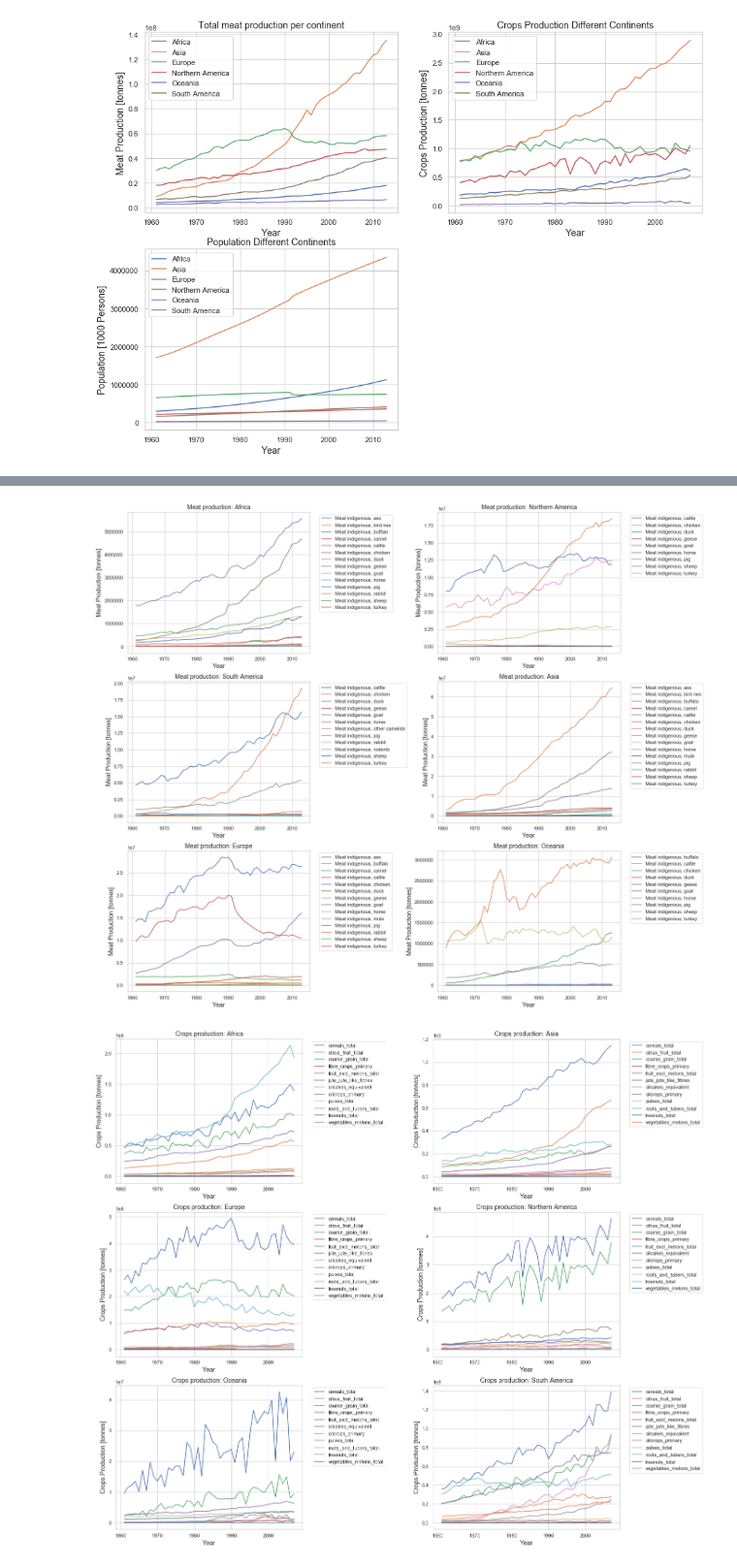
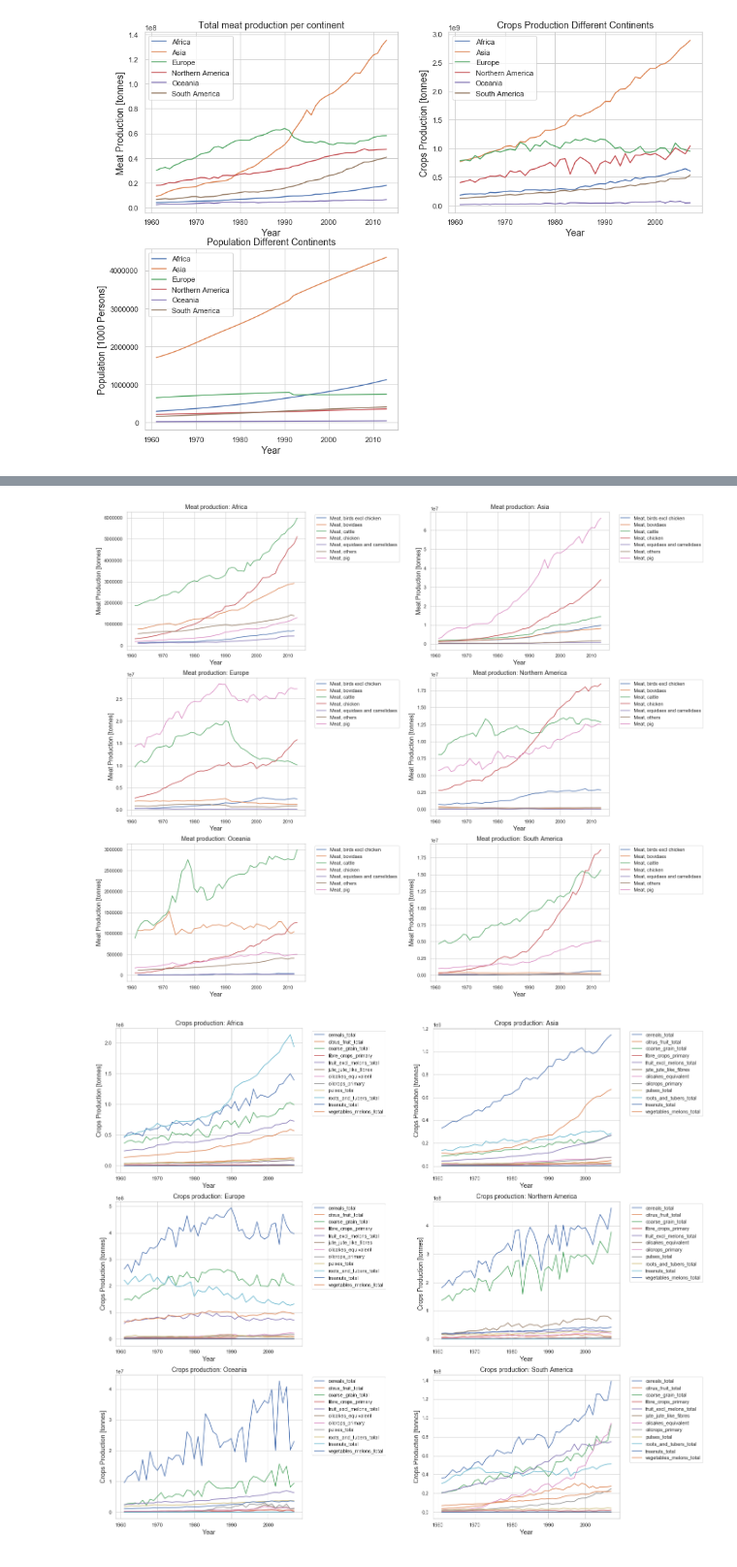
Before and after one commit to theodorhusefest/ADA-2019-project1-sovellettu-tiedon-analysoint, a Jupyter notebook: milestone_3.ipynb, the cells around one changed output, grey strips where cells are left out. Shown at 97% size. Saved outputs shown, nothing was run; the diff lists cells and outputs as text; code cells hidden in the pictures.

```diff
--- a/milestone_3.ipynb
+++ b/milestone_3.ipynb
@@ -24,7 +24,7 @@ We will follow these steps:
 # %%
 # Load data
 data_path = 'data/pickles/'
-meat_cont = pd.read_pickle(data_path + 'meat_continents.pkl')
+meat_cont = pd.read_pickle(data_path + 'meat_categorized.pkl')
 crops_cont = pd.read_pickle(data_path + 'crops_continents.pkl')
 pop_cont = pd.read_pickle(data_path + 'pop_continents.pkl')
 # %%
@@ -128,19 +126,18 @@ Text(0.5, 1.0, 'Mean yearly (%) increase of different crops')
 # %%
 # WIP how to get colors to be consistent?
-no_total = meat_indigenous.drop(meat_indigenous[(meat_indigenous['Item'] == 'Meat indigenous, total')
-                                               |(meat_indigenous['Item'] == 'Meat indigenous, poultry')].index)
+no_total = meat_cont.drop(meat_cont[meat_cont['Item'] == 'Meat, Total'].index)
 
 
 plt.figure(figsize=(20,20)).subplots_adjust(wspace=0.7)
 i = 0
 
-for area in meat_indigenous.Area.unique():
+for area in meat_cont.Area.unique():
     i+=1
     plot_compare_areas(no_total[no_total['Area'] == area], grouping = 'Item',
                   y = 'Value', y_label = 'Meat Production [tonnes]', title = 'Meat production: '+area,
                     subplot = True, ax = plt.subplot(3, 2, i), outside = True)
 # %% [output]
-[figure, old version]
+[figure, new version]
 # %%
 fig = plt.figure(figsize = (20, 20)).subplots_adjust(wspace=0.7)
 i = 0
```
Also changed, not shown: parts of 2 cells of this notebook, 8 other files.
